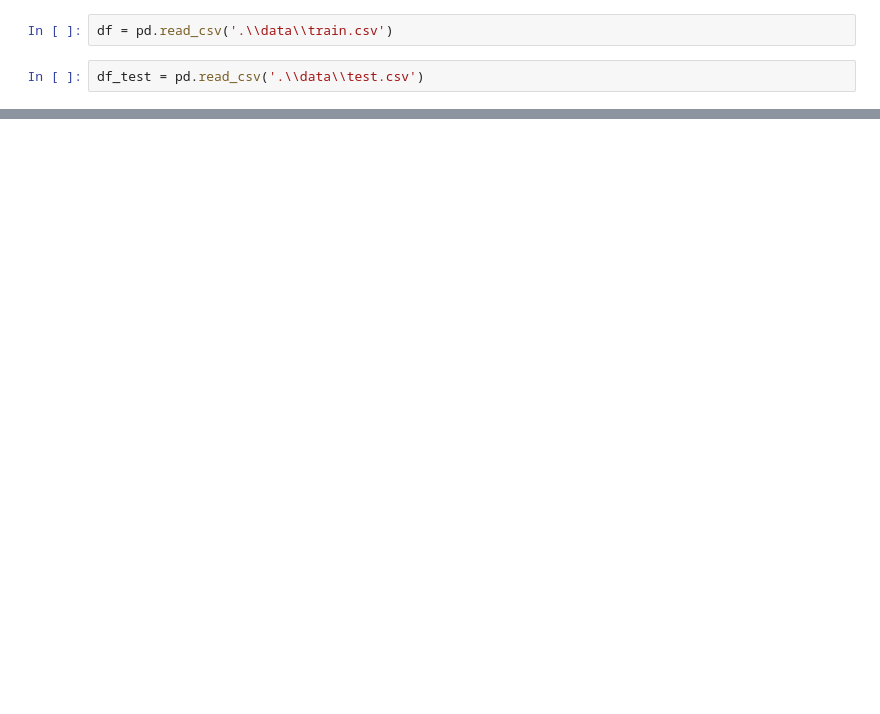
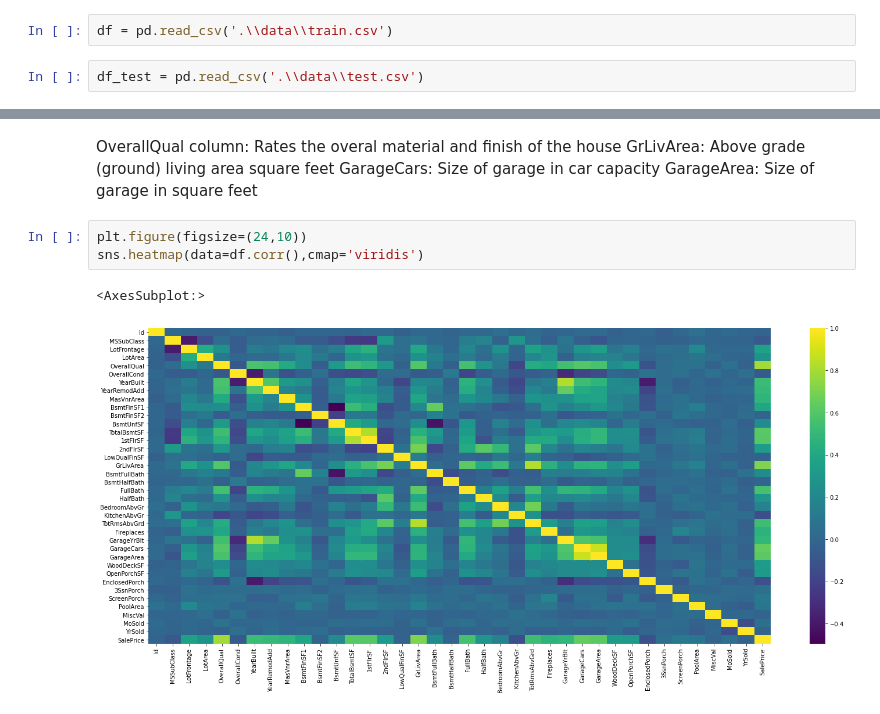
Before and after one commit to sperng/kaggle_house_prices, a Jupyter notebook: house_prices_competition.ipynb, the cells around one changed output, grey strips where cells are left out. Drawn from its saved outputs; the diff is of its cells as text; blank space fills up the shorter version.

```diff
--- a/house_prices_competition.ipynb
+++ b/house_prices_competition.ipynb
@@ -37,0 +117,11 @@ descriptions = open('.//data/data_description.txt', mode = 'r')
+# %% [markdown]
+OverallQual column: Rates the overal material and finish of the house
+GrLivArea: Above grade (ground) living area square feet
+GarageCars: Size of garage in car capacity
+GarageArea: Size of garage in square feet
+# %%
+plt.figure(figsize=(24,10))
+sns.heatmap(data=df.corr(),cmap='viridis')
+# %% [output]
+<AxesSubplot:>
+[figure, added]
```
Also changed, not shown: parts of 15 cells of this notebook.
